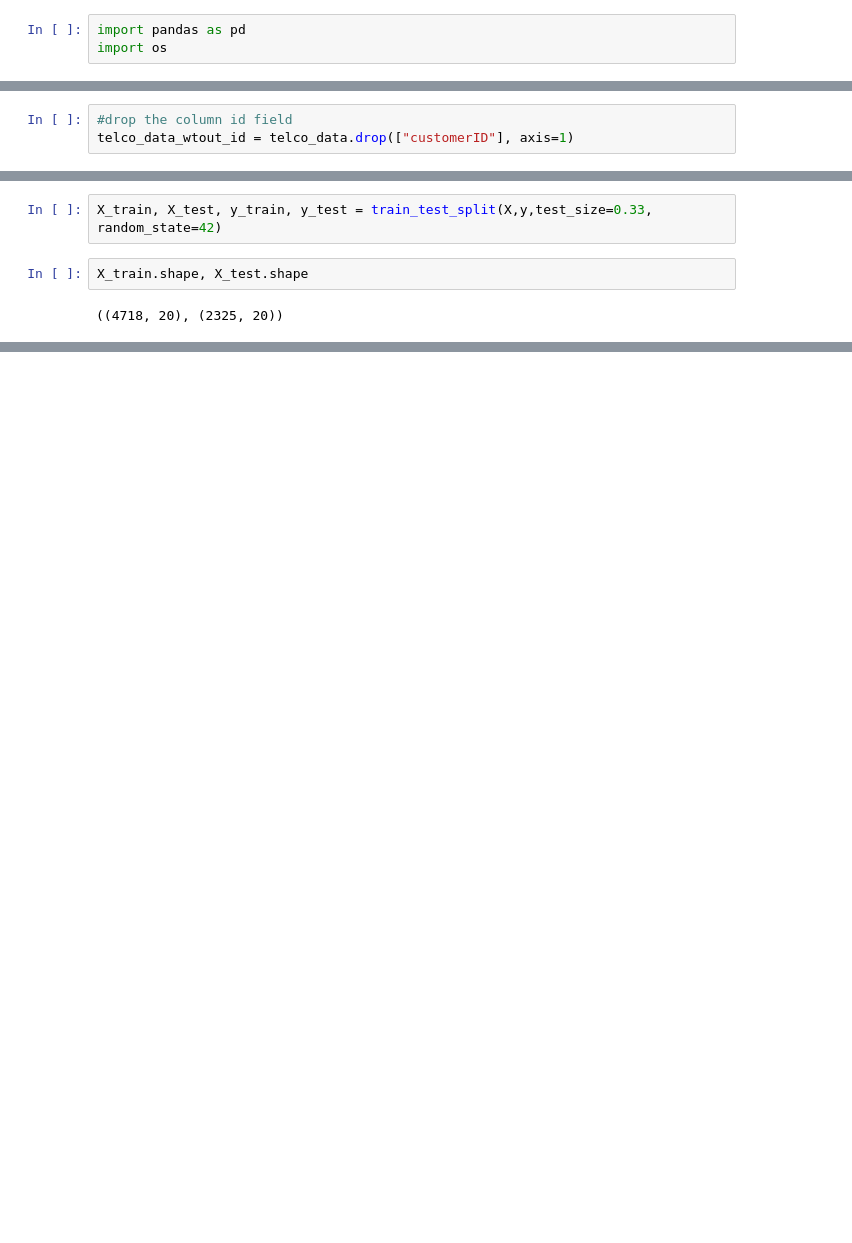
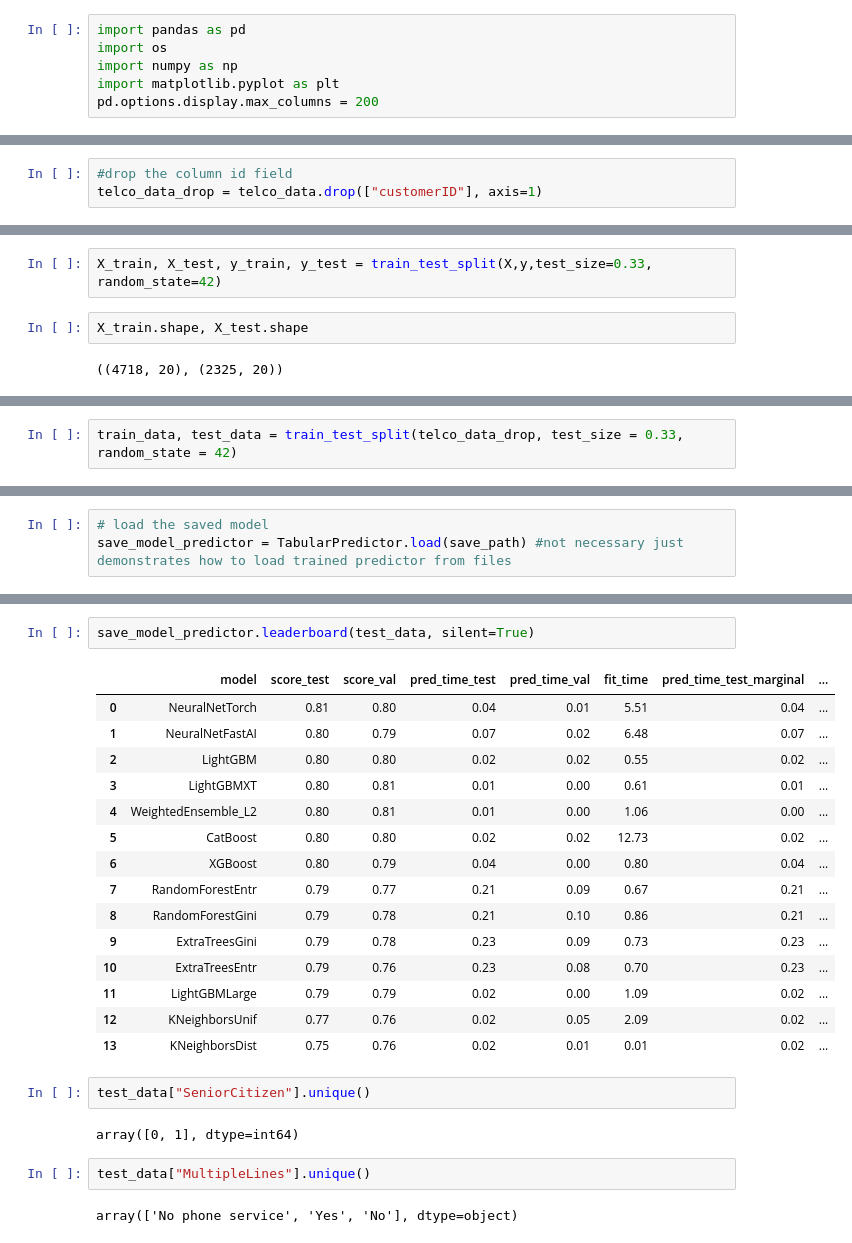
Before and after one commit to Jerry-Aremu/telco_customer_churn, a Jupyter notebook: experimentation.ipynb, the cells around one changed output, grey strips where cells are left out. Drawn from its saved outputs; the diff is of its cells as text; blank space fills up the shorter version.

Commit message:
model evaluation added

```diff
--- a/experimentation.ipynb
+++ b/experimentation.ipynb
@@ -7,6 +7,9 @@
 # %%
 import pandas as pd
 import os
+import numpy as np
+import matplotlib.pyplot as plt
+pd.options.display.max_columns = 200
 # %% [markdown]
 ### notebook custom format
 # %%
@@ -118,5 +121,5 @@ X = telco_data[['customerID', 'gender', 'SeniorCitizen', 'Partner', 'Dependents'
        'PaymentMethod', 'MonthlyCharges', 'TotalCharges']]
 # %%
 #drop the column id field
-telco_data_wtout_id = telco_data.drop(["customerID"], axis=1)
+telco_data_drop = telco_data.drop(["customerID"], axis=1)
 # %%
@@ -195,0 +144,2 @@ predictor.leaderboard(silent=True)
+# %%
+train_data, test_data = train_test_split(telco_data_drop, test_size = 0.33, random_state = 42)
@@ -198,0 +229,3 @@ NameError: name 'train_data' is not defined
+# %%
+# load the saved model
+save_model_predictor = TabularPredictor.load(save_path) #not necessary just demonstrates how to load trained predictor from files
@@ -198,0 +260,26 @@ NameError: name 'train_data' is not defined
+# %%
+save_model_predictor.leaderboard(test_data, silent=True)
+# %% [output]
+|  | model | score_test | score_val | pred_time_test | pred_time_val | fit_time | pred_time_test_marginal | ... |
+| 0 | NeuralNetTorch | 0.81 | 0.80 | 0.04 | 0.01 | 5.51 | 0.04 | ... |
+| 1 | NeuralNetFastAI | 0.80 | 0.79 | 0.07 | 0.02 | 6.48 | 0.07 | ... |
+| 2 | LightGBM | 0.80 | 0.80 | 0.02 | 0.02 | 0.55 | 0.02 | ... |
+| 3 | LightGBMXT | 0.80 | 0.81 | 0.01 | 0.00 | 0.61 | 0.01 | ... |
+| 4 | WeightedEnsemble_L2 | 0.80 | 0.81 | 0.01 | 0.00 | 1.06 | 0.00 | ... |
+| 5 | CatBoost | 0.80 | 0.80 | 0.02 | 0.02 | 12.73 | 0.02 | ... |
+| 6 | XGBoost | 0.80 | 0.79 | 0.04 | 0.00 | 0.80 | 0.04 | ... |
+| 7 | RandomForestEntr | 0.79 | 0.77 | 0.21 | 0.09 | 0.67 | 0.21 | ... |
+| 8 | RandomForestGini | 0.79 | 0.78 | 0.21 | 0.10 | 0.86 | 0.21 | ... |
+| 9 | ExtraTreesGini | 0.79 | 0.78 | 0.23 | 0.09 | 0.73 | 0.23 | ... |
+| 10 | ExtraTreesEntr | 0.79 | 0.76 | 0.23 | 0.08 | 0.70 | 0.23 | ... |
+| 11 | LightGBMLarge | 0.79 | 0.79 | 0.02 | 0.00 | 1.09 | 0.02 | ... |
+| 12 | KNeighborsUnif | 0.77 | 0.76 | 0.02 | 0.05 | 2.09 | 0.02 | ... |
+| 13 | KNeighborsDist | 0.75 | 0.76 | 0.02 | 0.01 | 0.01 | 0.02 | ... |
+# %%
+test_data["SeniorCitizen"].unique()
+# %% [output]
+array([0, 1], dtype=int64)
+# %%
+test_data["MultipleLines"].unique()
+# %% [output]
+array(['No phone service', 'Yes', 'No'], dtype=object)
```
Also changed, not shown: parts of 30 cells of this notebook.
